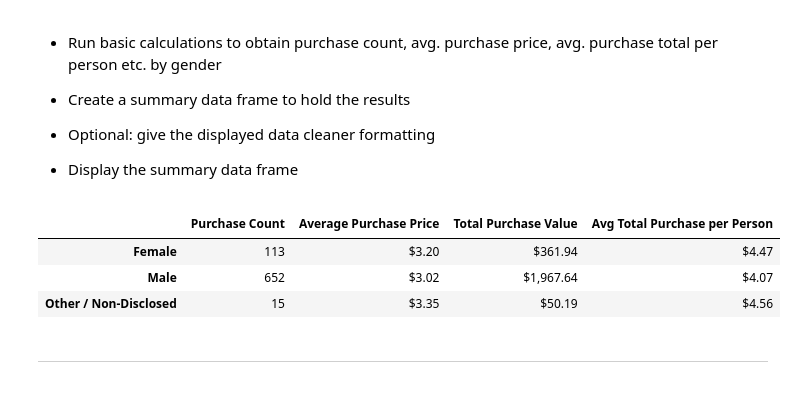
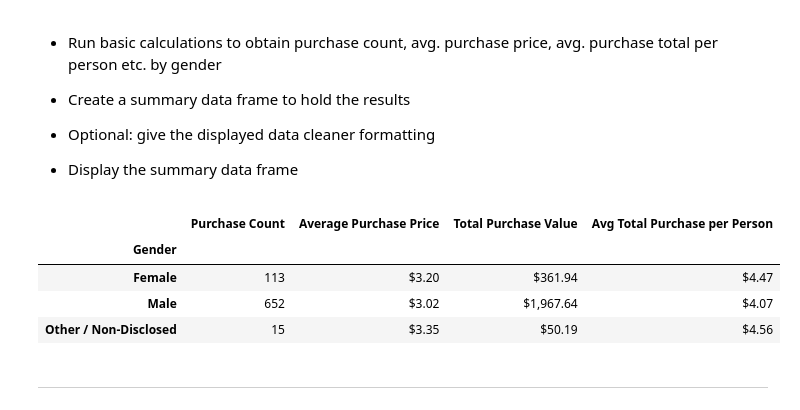
Before and after one commit to luciernaguz/pandas-challenge, a Jupyter notebook: HeroesOfPymoli/HeroesOfPymoli_starter.ipynb, the cells around one changed output. Saved outputs shown, nothing was run; the diff lists cells and outputs as text; code cells hidden in the pictures.

```diff
--- a/HeroesOfPymoli/HeroesOfPymoli_starter.ipynb
+++ b/HeroesOfPymoli/HeroesOfPymoli_starter.ipynb
@@ -124,27 +124,29 @@ GenderDemographics
 # %%
 #Purchase Count (Operation over Price and Gender columns)
 #Total of purchases over
 PurchaseCount=Genders['Purchase ID'].count()
 #Average (mean) of Purchases
 AveragePurchasePrice=Genders['Price'].mean()
 #Total (sum) purchase value
 TotalPurchaseValue=Genders['Price'].sum()
 #Doing average per person,Using total person unique
 #AveragePurchaseperPerson=AveragePurchasePrice/GendersUnique (sum)
 AveragePurchaseperPerson=TotalPurchaseValue/GendersUnique
 #Doing a DataFrame PurchasingAnalysisGender
 PurchasingAnalysisG=pd.DataFrame({"Purchase Count": PurchaseCount,
                                   "Average Purchase Price":AveragePurchasePrice,
                                   "Total Purchase Value": TotalPurchaseValue,
                                   "Avg Total Purchase per Person":AveragePurchaseperPerson})
 #Format with map DataFrame
 PurchasingAnalysisG["Average Purchase Price"]=PurchasingAnalysisG["Average Purchase Price"].map("${:.2f}".format)
 PurchasingAnalysisG["Total Purchase Value"]=PurchasingAnalysisG["Total Purchase Value"].map("${:,.2f}".format)
 PurchasingAnalysisG["Avg Total Purchase per Person"]=PurchasingAnalysisG["Avg Total Purchase per Person"].map("${:.2f}".format)
 #Show DataFrame
+PurchasingAnalysisG.index.name="Gender"
 PurchasingAnalysisG
 # %% [output]
 |  | Purchase Count | Average Purchase Price | Total Purchase Value | Avg Total Purchase per Person |
+| Gender |  |  |  |  |
 | Female | 113 | $3.20 | $361.94 | $4.47 |
 | Male | 652 | $3.02 | $1,967.64 | $4.07 |
 | Other / Non-Disclosed | 15 | $3.35 | $50.19 | $4.56 |
```
Also changed, not shown: parts of 2 cells of this notebook.
